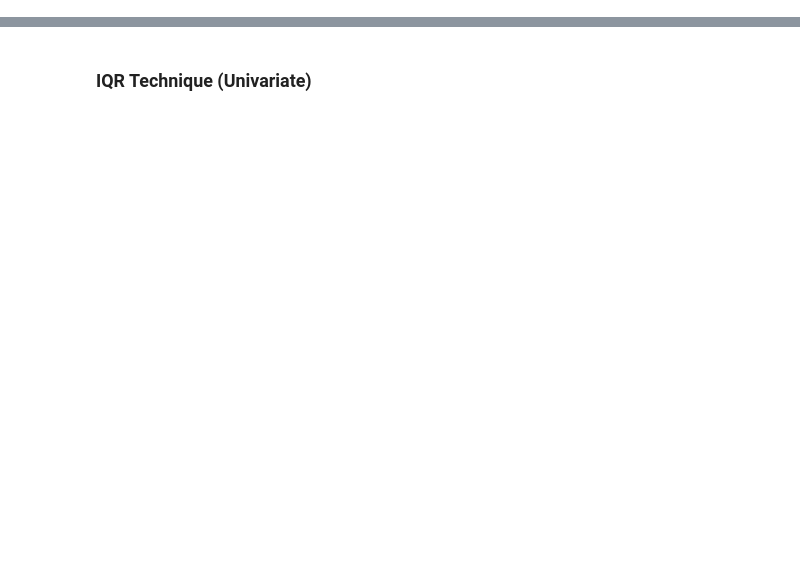
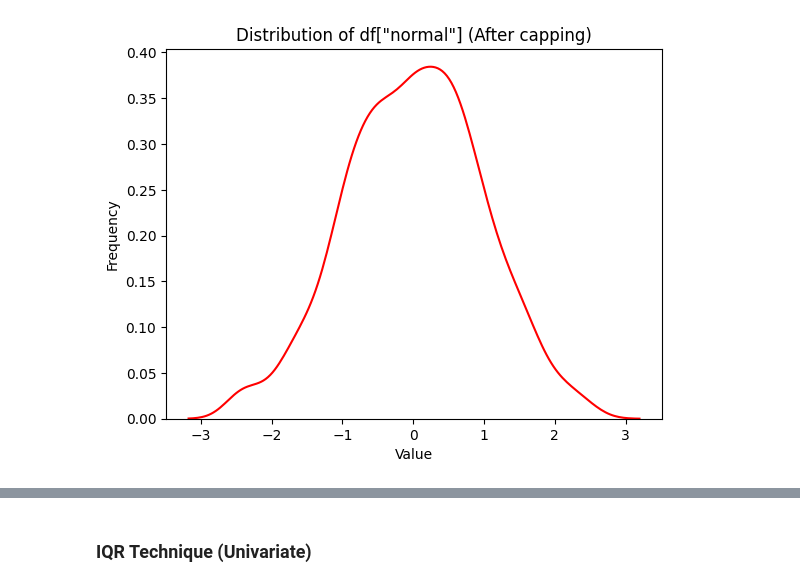
Before and after one commit to ronylpatil/data-preprocessing, a Jupyter notebook: notebooks/outliers_handling.ipynb, the cells around one changed output, grey strips where cells are left out. Saved outputs shown, nothing was run; the diff lists cells and outputs as text; code cells hidden in the pictures; blank space fills up the shorter version.

```diff
--- a/notebooks/outliers_handling.ipynb
+++ b/notebooks/outliers_handling.ipynb
@@ -112,0 +81,15 @@ sns.boxplot(x = data)
+# %%
+# capping using where() function
+# cond - it'll keep only "cond" values remaining will be replaced by "other"
+
+df_capped = df['normal'].where(cond = df['normal']>=ll, other=ll)
+df_capped = df_capped.where(cond = df['normal']<=ul, other=ul)
+
+# Plot a histogram of the generated data
+sns.kdeplot(df_capped, color='red')
+plt.title('Distribution of df["normal"] (After capping)')
+plt.xlabel('Value')
+plt.ylabel('Frequency')
+plt.show()
+# %% [output]
+[figure, added]
```
Also changed, not shown: parts of 20 cells of this notebook.
